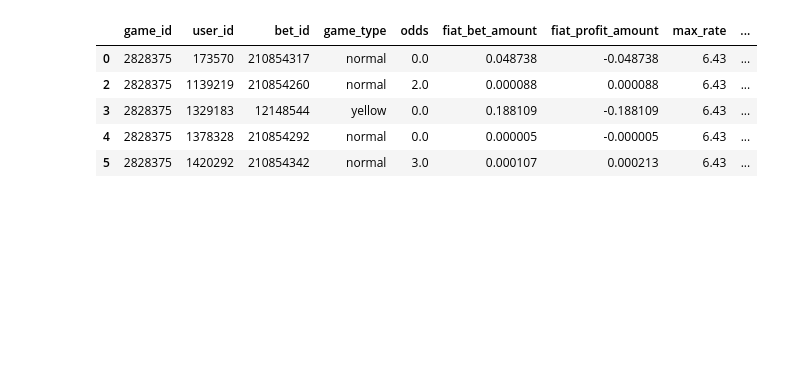
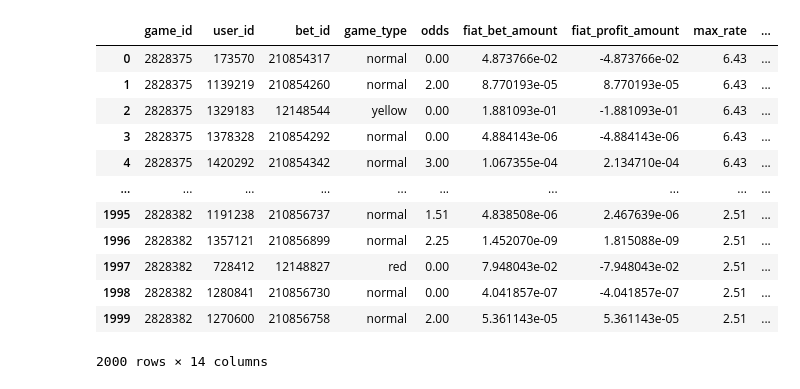
Before and after one commit to KndHvH/igaming-behavioral-deviation-detection, a Jupyter notebook: model/fe.ipynb, the cells around one changed output. Cells and saved outputs as stored; diff of their text form; code cells hidden in the pictures; blank space fills up the shorter version.

```diff
--- a/model/fe.ipynb
+++ b/model/fe.ipynb
@@ -23,8 +39,14 @@ bets.head()
 # %%
-usecols = ['game_id', 'max_rate', 'total_bet_amount', 'total_win_amount',
-       'total_profit_amount','player_count','bet_count','timestamp']
+games_usecols = ['game_id', 'max_rate', 'timestamp'] # ,'bet_count']
 
-games = pd.read_csv("data/games.csv", usecols=usecols)
+games_dtypes = {
+    'game_id': 'uint32',
+    'max_rate': 'float32',
+    'timestamp': 'uint32',
+    # 'bet_count': 'uint32',
+}
+
+games = pd.read_csv("data/games.csv", usecols=games_usecols, dtype=games_dtypes)
 # %%
 
 games.head()
@@ -49,3 +76,0 @@ df.head()
-# %%
-df = df[df['fiat_is_valuable'] == 't']
-df.head()
@@ -130,6 +136,14 @@ df.head()
 # %%
 
-df['bet_mean'] = df.groupby('user_id')['fiat_bet_amount'].transform('mean')
+# df['user_bet_mean'] = df.groupby('user_id')['fiat_bet_amount'].transform('mean')
+# %%
+
+df["user_bet_mean_weighted"] = (
+    df.groupby("user_id")["fiat_bet_amount"]
+      .transform(lambda x: x.ewm(alpha=0.01, adjust=False).mean())
+)
+
+df["bet_proportion_weighted"] = df["fiat_bet_amount"] / df["user_bet_mean_weighted"]
 # %%
 df.head()
 # %% [output]
@@ -142,10 +156,17 @@ df.head()
 # %%
-df['bet_proportion'] = df['fiat_bet_amount'] / df['bet_mean']
-df.head()
+# df['bet_proportion'] = df['fiat_bet_amount'] / df['user_bet_mean']
+df.head(2000)
 # %% [output]
 |  | game_id | user_id | bet_id | game_type | odds | fiat_bet_amount | fiat_profit_amount | max_rate | ... |
-| 0 | 2828375 | 173570 | 210854317 | normal | 0.0 | 0.048738 | -0.048738 | 6.43 | ... |
-| 2 | 2828375 | 1139219 | 210854260 | normal | 2.0 | 0.000088 | 0.000088 | 6.43 | ... |
-| 3 | 2828375 | 1329183 | 12148544 | yellow | 0.0 | 0.188109 | -0.188109 | 6.43 | ... |
-| 4 | 2828375 | 1378328 | 210854292 | normal | 0.0 | 0.000005 | -0.000005 | 6.43 | ... |
-| 5 | 2828375 | 1420292 | 210854342 | normal | 3.0 | 0.000107 | 0.000213 | 6.43 | ... |
+| 0 | 2828375 | 173570 | 210854317 | normal | 0.00 | 4.873766e-02 | -4.873766e-02 | 6.43 | ... |
+| 1 | 2828375 | 1139219 | 210854260 | normal | 2.00 | 8.770193e-05 | 8.770193e-05 | 6.43 | ... |
+| 2 | 2828375 | 1329183 | 12148544 | yellow | 0.00 | 1.881093e-01 | -1.881093e-01 | 6.43 | ... |
+| 3 | 2828375 | 1378328 | 210854292 | normal | 0.00 | 4.884143e-06 | -4.884143e-06 | 6.43 | ... |
+| 4 | 2828375 | 1420292 | 210854342 | normal | 3.00 | 1.067355e-04 | 2.134710e-04 | 6.43 | ... |
+| ... | ... | ... | ... | ... | ... | ... | ... | ... | ... |
+| 1995 | 2828382 | 1191238 | 210856737 | normal | 1.51 | 4.838508e-06 | 2.467639e-06 | 2.51 | ... |
+| 1996 | 2828382 | 1357121 | 210856899 | normal | 2.25 | 1.452070e-09 | 1.815088e-09 | 2.51 | ... |
+| 1997 | 2828382 | 728412 | 12148827 | red | 0.00 | 7.948043e-02 | -7.948043e-02 | 2.51 | ... |
+| 1998 | 2828382 | 1280841 | 210856730 | normal | 0.00 | 4.041857e-07 | -4.041857e-07 | 2.51 | ... |
+| 1999 | 2828382 | 1270600 | 210856758 | normal | 2.00 | 5.361143e-05 | 5.361143e-05 | 2.51 | ... |
+2000 rows × 14 columns
```
Also changed, not shown: parts of 84 cells of this notebook, 5 other files.
